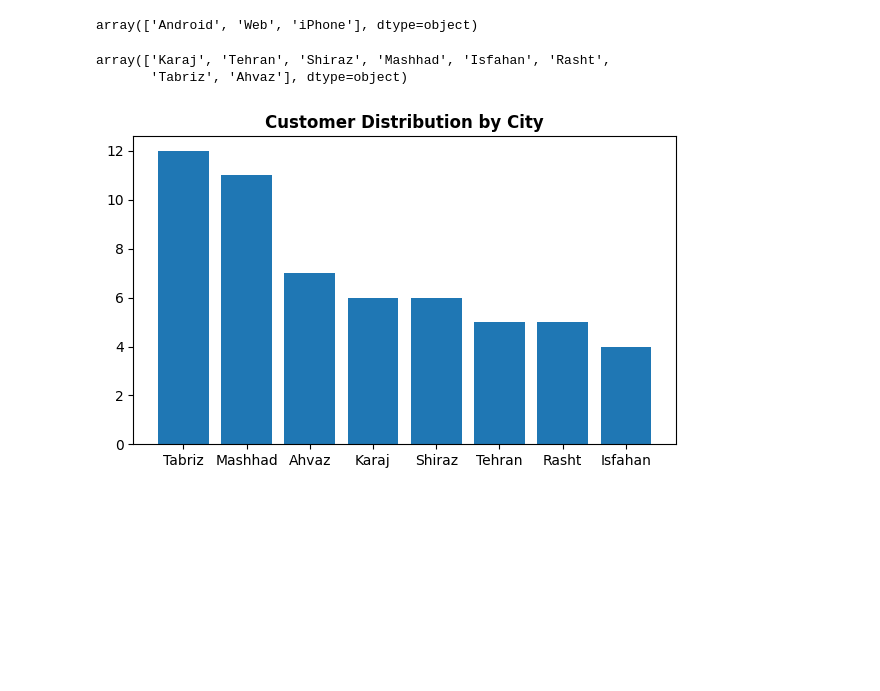
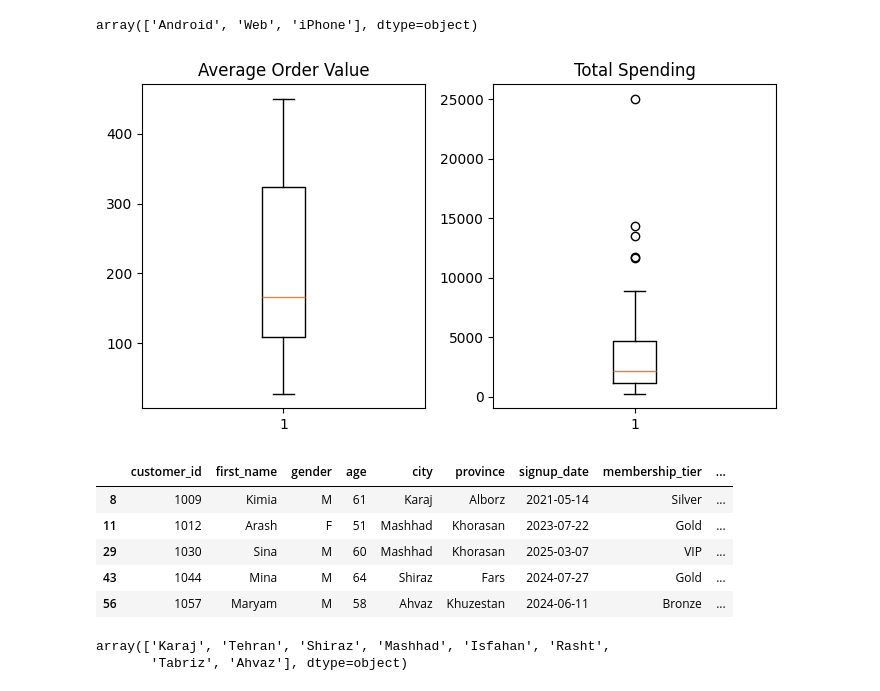
Before and after one commit to Fatemenamdar20/project-01-data-cleaning-fatemenamdarlo, a Jupyter notebook: data_cleaning.ipynb, the cells around one changed output. Drawn from its saved outputs; the diff is of its cells as text; code cells hidden in the pictures; blank space fills up the shorter version.

```diff
--- a/data_cleaning.ipynb
+++ b/data_cleaning.ipynb
@@ -220,16 +205,24 @@ Length: 5, dtype: Int8
 df["device"].unique()
 # %% [output]
 array(['Android', 'Web', 'iPhone'], dtype=object)
-# %%
-df["city"].unique()
-# %% [output]
-array(['Karaj', 'Tehran', 'Shiraz', 'Mashhad', 'Isfahan', 'Rasht',
-       'Tabriz', 'Ahvaz'], dtype=object)
-# %%
-plt.figure(figsize=(7,4))
-c = df["city"].value_counts()
-plt.bar(c.index, c)
-plt.title("Customer Distribution by City", fontweight="bold")
-plt.show()
-# %% [output]
-[figure, removed]
+# %%
+plt.figure(figsize=(7,4))
+plt.subplot(1,2,1)
+plt.boxplot(df["avg_order_value"])
+plt.title("Average Order Value")
+plt.subplot(1,2,2)
+plt.boxplot(df["total_spending"])
+plt.title("Total Spending")
+plt.tight_layout()
+plt.show()
+# %% [output]
+[figure, added]
+# %%
+ df.loc[df["total_spending"] > 10000]
+# %% [output]
+|  | customer_id | first_name | gender | age | city | province | signup_date | membership_tier | ... |
+| 8 | 1009 | Kimia | M | 61 | Karaj | Alborz | 2021-05-14 | Silver | ... |
+| 11 | 1012 | Arash | F | 51 | Mashhad | Khorasan | 2023-07-22 | Gold | ... |
+| 29 | 1030 | Sina | M | 60 | Mashhad | Khorasan | 2025-03-07 | VIP | ... |
+| 43 | 1044 | Mina | M | 64 | Shiraz | Fars | 2024-07-27 | Gold | ... |
+| 56 | 1057 | Maryam | M | 58 | Ahvaz | Khuzestan | 2024-06-11 | Bronze | ... |
@@ -235,0 +231,5 @@ plt.show()
+# %%
+df["city"].unique()
+# %% [output]
+array(['Karaj', 'Tehran', 'Shiraz', 'Mashhad', 'Isfahan', 'Rasht',
+       'Tabriz', 'Ahvaz'], dtype=object)
```
Also changed, not shown: parts of 8 cells of this notebook.
